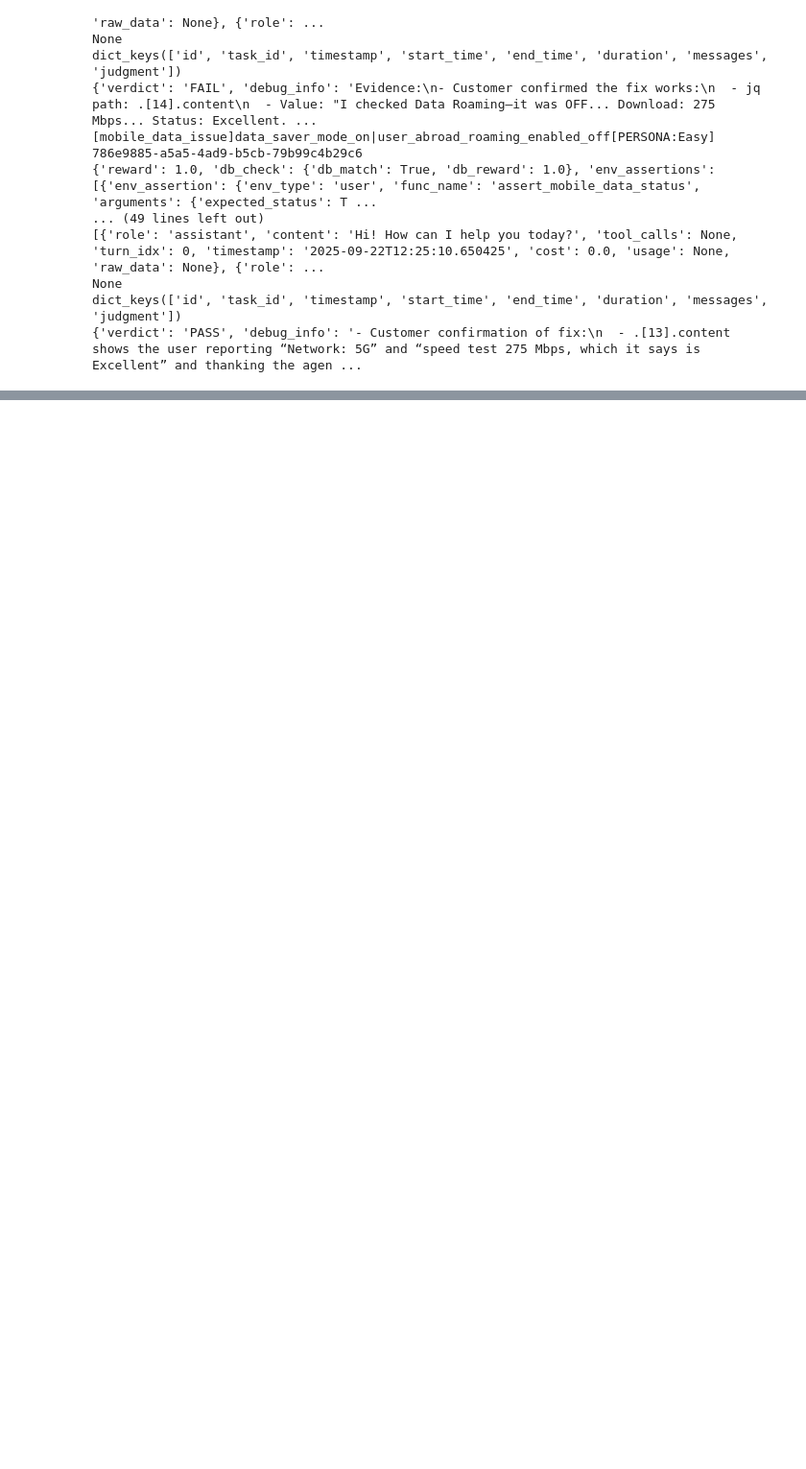
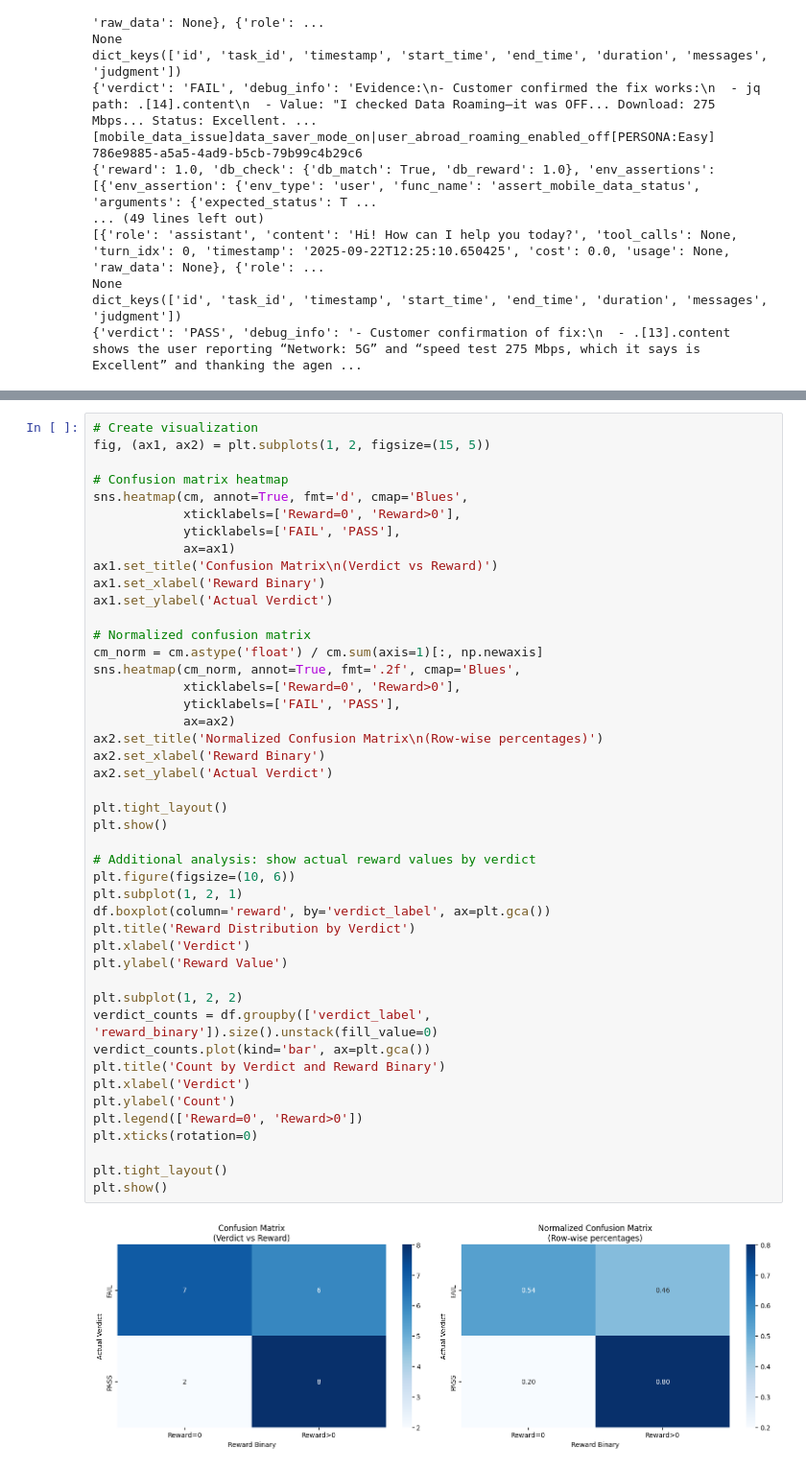
Before and after one commit to epec254/tau-bench, a Jupyter notebook: src/thinkrl/viz.ipynb, the cells around one changed output, grey strips where cells are left out. Shown at 96% size. Drawn from its saved outputs; the diff is of its cells as text; blank space fills up the shorter version.

```diff
--- a/src/thinkrl/viz.ipynb
+++ b/src/thinkrl/viz.ipynb
@@ -97,0 +223,47 @@ dict_keys(['id', 'task_id', 'timestamp', 'start_time', 'end_time', 'duration', '
+# %%
+# Create visualization
+fig, (ax1, ax2) = plt.subplots(1, 2, figsize=(15, 5))
+
+# Confusion matrix heatmap
+sns.heatmap(cm, annot=True, fmt='d', cmap='Blues',
+            xticklabels=['Reward=0', 'Reward>0'],
+            yticklabels=['FAIL', 'PASS'],
+            ax=ax1)
+ax1.set_title('Confusion Matrix\n(Verdict vs Reward)')
+ax1.set_xlabel('Reward Binary')
+ax1.set_ylabel('Actual Verdict')
+
+# Normalized confusion matrix
+cm_norm = cm.astype('float') / cm.sum(axis=1)[:, np.newaxis]
+sns.heatmap(cm_norm, annot=True, fmt='.2f', cmap='Blues',
+            xticklabels=['Reward=0', 'Reward>0'],
+            yticklabels=['FAIL', 'PASS'],
+            ax=ax2)
+ax2.set_title('Normalized Confusion Matrix\n(Row-wise percentages)')
+ax2.set_xlabel('Reward Binary')
+ax2.set_ylabel('Actual Verdict')
+
+plt.tight_layout()
+plt.show()
+
+# Additional analysis: show actual reward values by verdict
+plt.figure(figsize=(10, 6))
+plt.subplot(1, 2, 1)
+df.boxplot(column='reward', by='verdict_label', ax=plt.gca())
+plt.title('Reward Distribution by Verdict')
+plt.xlabel('Verdict')
+plt.ylabel('Reward Value')
+
+plt.subplot(1, 2, 2)
+verdict_counts = df.groupby(['verdict_label', 'reward_binary']).size().unstack(fill_value=0)
+verdict_counts.plot(kind='bar', ax=plt.gca())
+plt.title('Count by Verdict and Reward Binary')
+plt.xlabel('Verdict')
+plt.ylabel('Count')
+plt.legend(['Reward=0', 'Reward>0'])
+plt.xticks(rotation=0)
+
+plt.tight_layout()
+plt.show()
+# %% [output]
+[figure, added]
```
Also changed, not shown: parts of 3 cells of this notebook, 10 other files.
